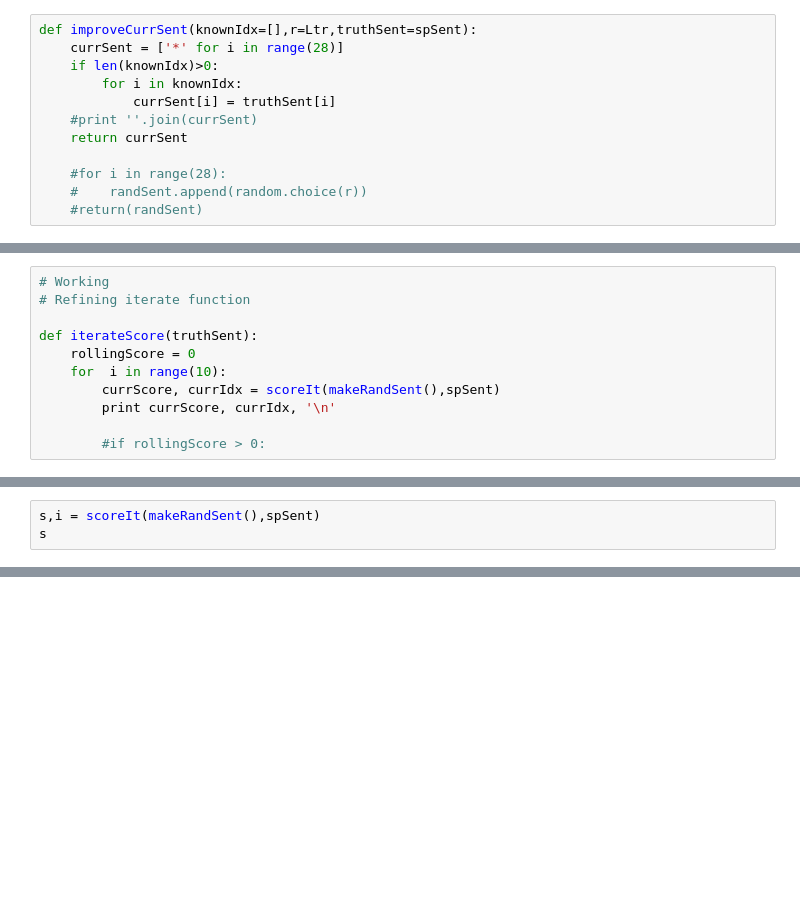
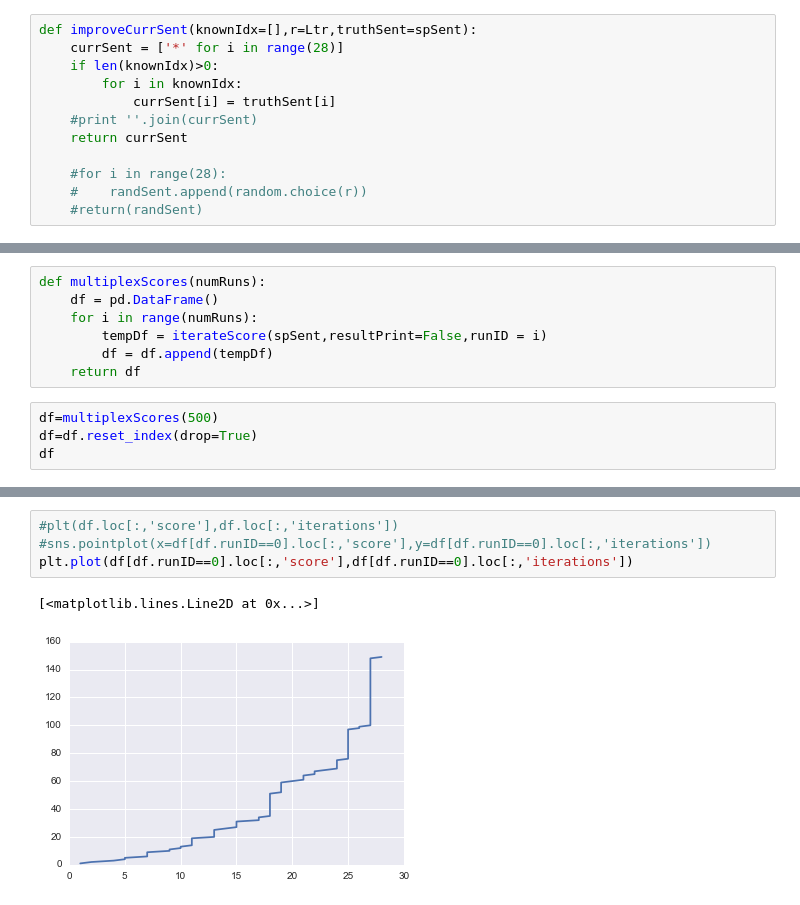
Before and after one commit to frickp/dataSandbox, a Jupyter notebook: monkeyShakespeare.ipynb, the cells around one changed output, grey strips where cells are left out. Cells and saved outputs as stored; diff of their text form; blank space fills up the shorter version.

```diff
--- a/monkeyShakespeare.ipynb
+++ b/monkeyShakespeare.ipynb
@@ -130,12 +111 @@ def iterateScore(truthSent,resultPrint=False):
     return steps
-# %%
-# Working
-# Refining iterate function
-
-def iterateScore(truthSent):
-    rollingScore = 0
-    for  i in range(10):
-        currScore, currIdx = scoreIt(makeRandSent(),spSent)
-        print currScore, currIdx, '\n'
-
-        #if rollingScore > 0:
@@ -168,3 +164,0 @@ TypeError: list indices must be integers, not list
-# %%
-s,i = scoreIt(makeRandSent(),spSent)
-s
@@ -189,0 +165,11 @@ len(i)
+# %%
+def multiplexScores(numRuns):
+    df = pd.DataFrame()
+    for i in range(numRuns):
+        tempDf = iterateScore(spSent,resultPrint=False,runID = i)
+        df = df.append(tempDf)
+    return df
+# %%
+df=multiplexScores(500)
+df=df.reset_index(drop=True)
+df
@@ -189,0 +195,7 @@ len(i)
+# %%
+#plt(df.loc[:,'score'],df.loc[:,'iterations'])
+#sns.pointplot(x=df[df.runID==0].loc[:,'score'],y=df[df.runID==0].loc[:,'iterations'])
+plt.plot(df[df.runID==0].loc[:,'score'],df[df.runID==0].loc[:,'iterations'])
+# %% [output]
+[<matplotlib.lines.Line2D at 0x...>]
+[figure, added]
```
Also changed, not shown: parts of 28 cells of this notebook, 3 other files.
